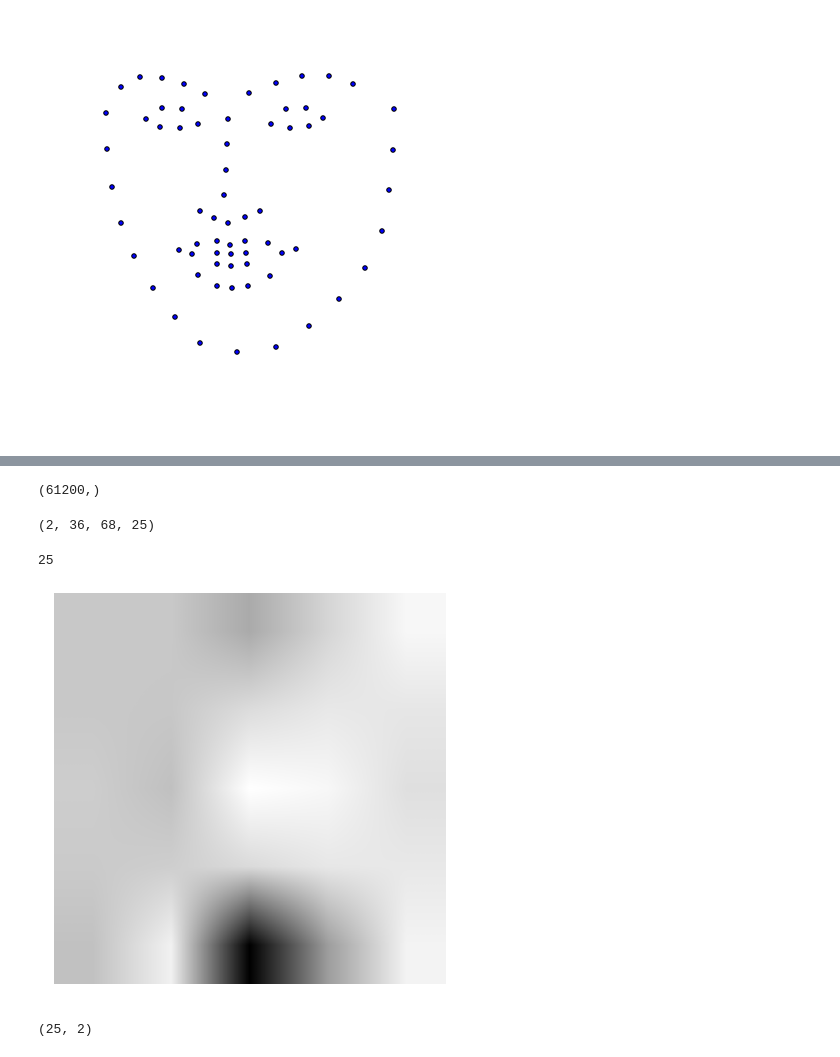
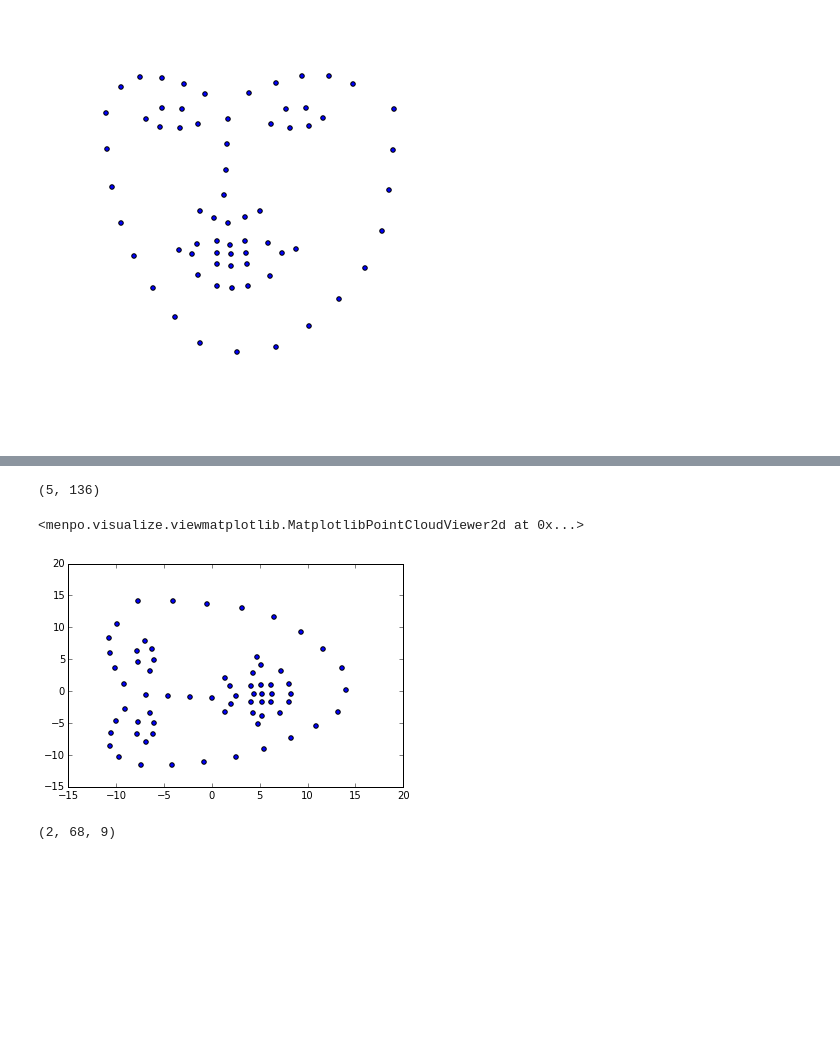
Before and after one commit to nontas/antonakoscvpr2015, a Jupyter notebook: Untitled0.ipynb, the cells around one changed output, grey strips where cells are left out. Saved outputs shown, nothing was run; the diff lists cells and outputs as text; code cells hidden in the pictures; blank space fills up the shorter version.

```diff
--- a/Untitled0.ipynb
+++ b/Untitled0.ipynb
@@ -122,34 +101,16 @@ a = vectorize_patches(patches)
-# %%
-print a.shape
-# %% [output]
-(61200,)
-# %%
-import numpy as np
-
-n_dims = patches[0].n_dims
-n_channels = patches[0].n_channels
-wh = np.prod(patches[0].shape)
-n_points = len(patches)
-
-all_gradients = np.empty((n_dims, n_channels, wh, n_points))
-for k, i in enumerate(patches):
-    g = i.gradient().as_vector(keep_channels=True)
-    all_gradients[..., k] = np.reshape(g, (-1, n_channels, n_dims)).T
-all_gradients = np.rollaxis(all_gradients, 3, 2)
-print all_gradients.shape
-# %% [output]
-(2, 36, 68, 25)
-# %%
-print np.prod(patches[0].shape)
-# %% [output]
-25
-# %%
-from menpo.visualize import visualize_images
-%matplotlib inline
-visualize_images(nabla_i)
-# %% [output]
-[figure, removed]
-# %%
-nabla_i[0].as_vector(keep_channels=True).shape
-# %% [output]
-(25, 2)
+# %%
+a = fitter._fitters[0]
+# %%
+a.transform.model.components.shape
+# %% [output]
+(5, 136)
+# %%
+a.transform.model.mean().view()
+# %% [output]
+<menpo.visualize.viewmatplotlib.MatplotlibPointCloudViewer2d at 0x...>
+[figure, added]
+# %%
+import numpy as np
+print np.rollaxis(a.transform.d_dp(None), -1).shape
+# %% [output]
+(2, 68, 9)
```
Also changed, not shown: parts of 10 cells of this notebook, 4 other files.
